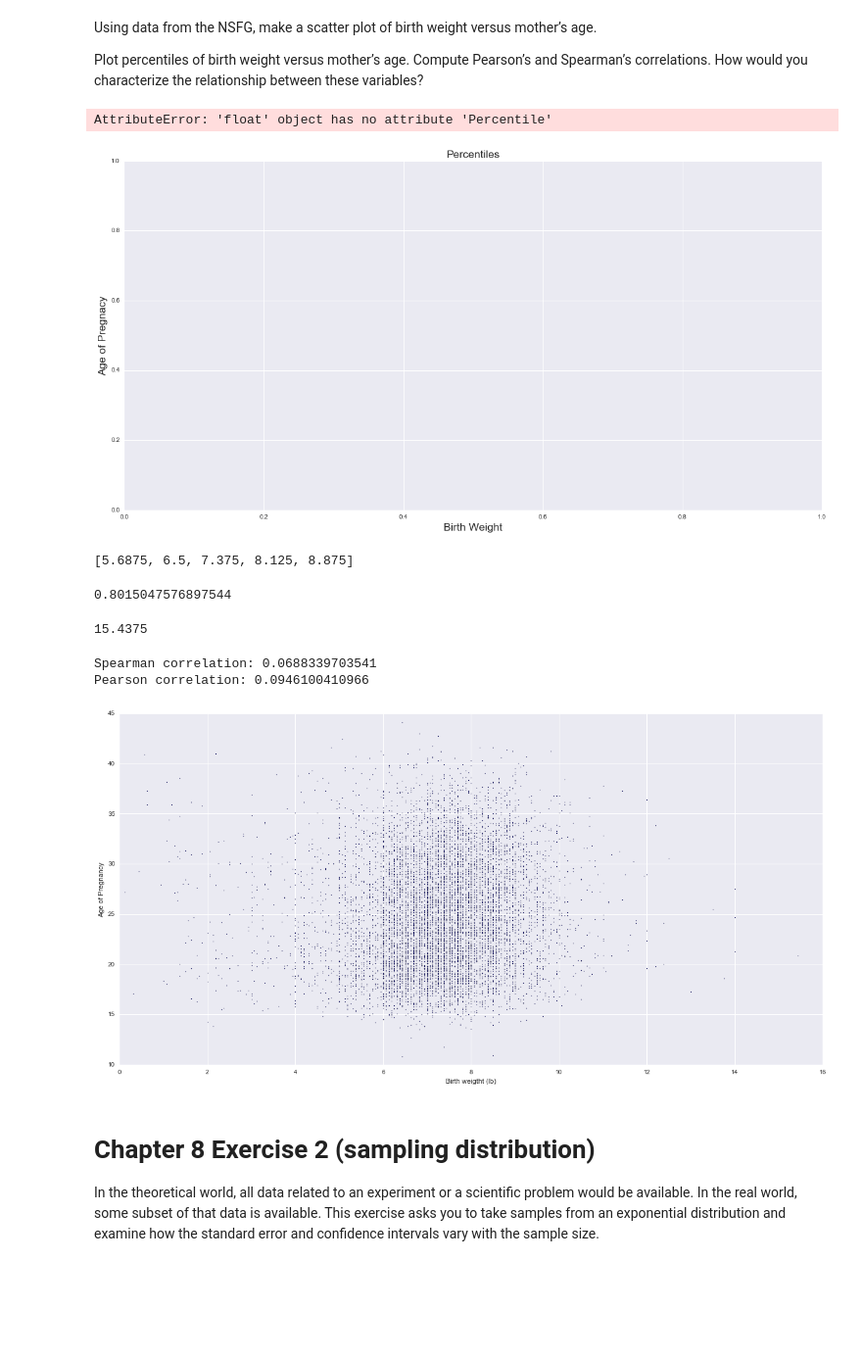
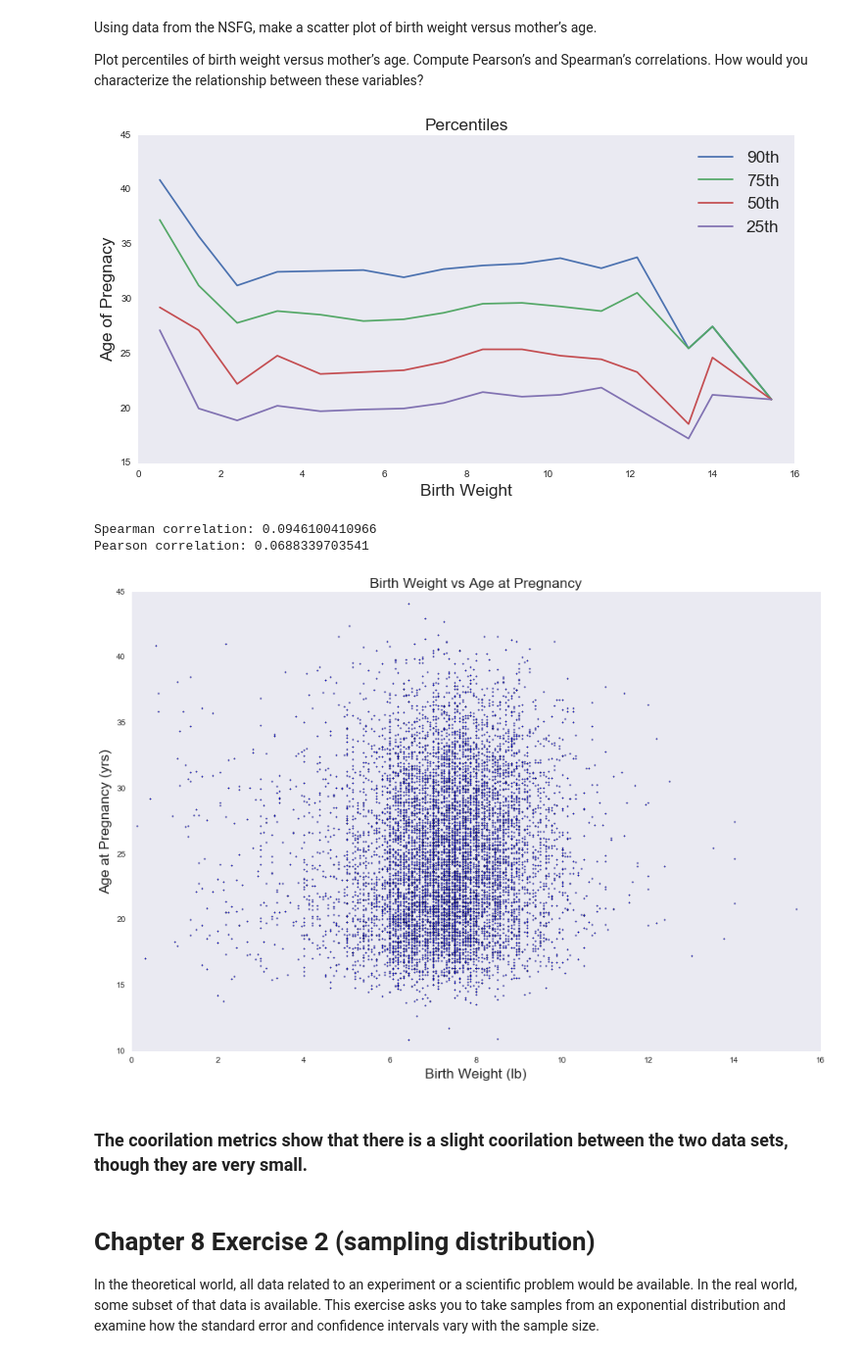
Before and after one commit to saucysaucy/dsp, a Jupyter notebook: ThinkStats2/code/SOLUTIONS.ipynb, the cells around one changed output. Shown: that part at 98% size. Drawn from its saved outputs; the diff is of its cells as text; code cells hidden in the pictures; blank space fills up the shorter version.

```diff
--- a/ThinkStats2/code/SOLUTIONS.ipynb
+++ b/ThinkStats2/code/SOLUTIONS.ipynb
@@ -145,7 +147,7 @@ Exercise 4.2 The numbers generated by random.random are supposed to be uniform b
 
 Generate 1000 numbers from random.random and plot their PMF and CDF. Is the distribution uniform?
 # %%
-Santa Ferand = [random.random() for i in range(1000)]
+rand = [random.random() for i in range(1000)]
 # %%
 pmf = thinkstats2.Pmf(rand)
 thinkplot.Pmf(pmf)
@@ -257,37 +254,20 @@ birth_wgt = pandas.concat([birth_wgt_series,wgt_per], axis = 1)
-# %%
-def cdf(sample, x):
-    count = 0.0
-    for value in sample:
-        if value <= x:
-            count += 1
-    prob = count / len(sample)
-    return prob
 # %%
 bwma = bwma.dropna(subset=['agepreg','totalwgt_lb'])
-bins = np.arange(0, 17, .7)
-indices = np.digitize(bwma.totalwgt_lb, bins)
+bins = np.arange(0, 17, 1)
+indices = np.digitize(bwma['totalwgt_lb'], bins)
 groups = bwma.groupby(indices)
-cdfs = [cdf(group.agepreg,i) for i, group in groups]
-weights = [group.totalwgt_lb.mean() for i, group in groups]
-fig = plt.figure(figsize=[20,10])
+cdfs = [thinkstats2.Cdf(group['agepreg']) for i, group in groups]
+weights = [group['totalwgt_lb'].mean() for i, group in groups]
+fig = plt.figure(figsize=[12,6])
 ax = fig.add_subplot(111)
 ax.set_xlabel("Birth Weight", fontsize= 'xx-large')
 ax.set_ylabel("Age of Pregnacy",fontsize= 'xx-large')
 ax.set_title('Percentiles',fontsize= 'xx-large')
-for percent in [75, 50, 25]:
+for percent in [90,75, 50, 25]:
     ages = [cdf.Percentile(percent) for cdf in cdfs]
     label = '%dth' % percent
     ax.plot(weights, ages, label=label)
+plt.legend(fontsize= 'xx-large')
 plt.show()
 # %% [output]
-AttributeError: 'float' object has no attribute 'Percentile'
-[figure, old version]
+[figure, new version]
-# %%
-wgt_per = [stats.scoreatpercentile(birth_wgt_series,10),
-    stats.scoreatpercentile(birth_wgt_series,25),
-    stats.scoreatpercentile(birth_wgt_series,50),
-    stats.scoreatpercentile(birth_wgt_series,),
-    stats.scoreatpercentile(birth_wgt_series,95)]
-print(wgt_per)
-# %% [output]
-[5.6875, 6.5, 7.375, 8.125, 8.875]
@@ -300,41 +274,22 @@ age_per = [stats.scoreatpercentile(agepreg_series,10),
-# %%
-def cdf(sample, x):
-    count = 0.0
-    for value in sample:
-        if value <= x:
-            count += 1
-    prob = count / len(sample)
-    return prob
-cdf(agepreg_series,30)
-# %% [output]
-0.8015047576897544
-# %%
-birth_wgt_series.max()
-# %% [output]
-15.4375
 # %%
 pearson = birth_wgt_series.corr(other = agepreg_series, method='pearson')
 spearman = birth_wgt_series.corr(other = agepreg_series, method='spearman')
-print('Spearman correlation: %s\nPearson correlation: %s' % (pearson,spearman))
-fig = plt.figure(figsize=(20,10))
+print('Spearman correlation: %s\nPearson correlation: %s' % (spearman,pearson))
+fig = plt.figure(figsize=(15,10))
 ax = fig.add_subplot(111)
 ax.set_xlim(0,16)
 ax.set_ylim(10,45)
-ax.set_xlabel('Birth weigtht (lb)')
-ax.set_ylabel('Age of Pregnancy')
-ax.scatter(birth_wgt_series,agepreg_series,s=1)
-"""
-for i in wgt_per:
-    plt.axvline(i,ymin=0,ymax=1,label = ['10','25','50','75','90'])
-for j in age_per:
-    plt.axhline(j,xmin=0,xmax=1,label = ['10','25','50','75','90'])
-
-"""
+ax.set_title('Birth Weight vs Age at Pregnancy', fontsize = 'xx-large')
+ax.set_xlabel('Birth Weight (lb)', fontsize = 'xx-large')
+ax.set_ylabel('Age at Pregnancy (yrs)', fontsize = 'xx-large')
+ax.scatter(birth_wgt_series,agepreg_series,s=2)
 plt.show()
 # %% [output]
-Spearman correlation: 0.0688339703541
-Pearson correlation: 0.0946100410966
+Spearman correlation: 0.0946100410966
+Pearson correlation: 0.0688339703541
-[figure, old version]
+[figure, new version]
+# %% [markdown]
+### The coorilation metrics show that there is a slight coorilation between the two data sets, though they are very small.
 # %% [markdown]
 # Chapter 8 Exercise 2 (sampling distribution)
 
```
Also changed, not shown: parts of 16 cells of this notebook, 2 other files.
